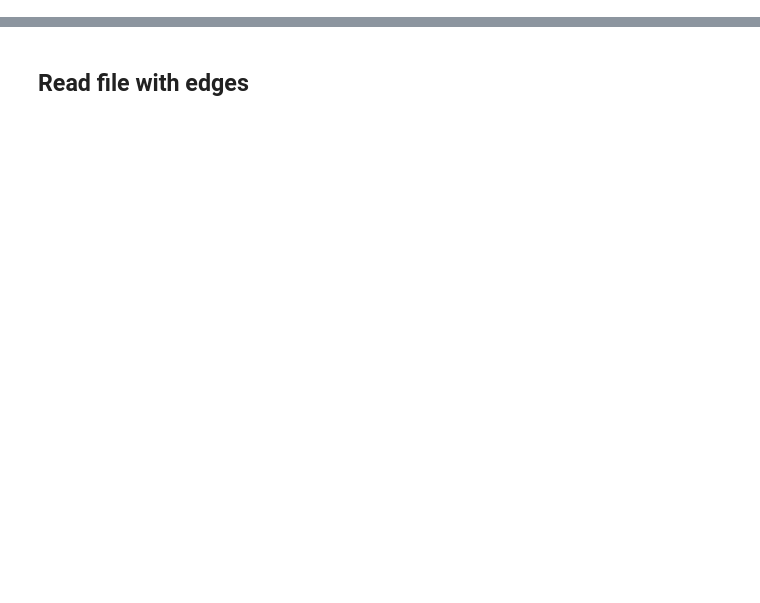
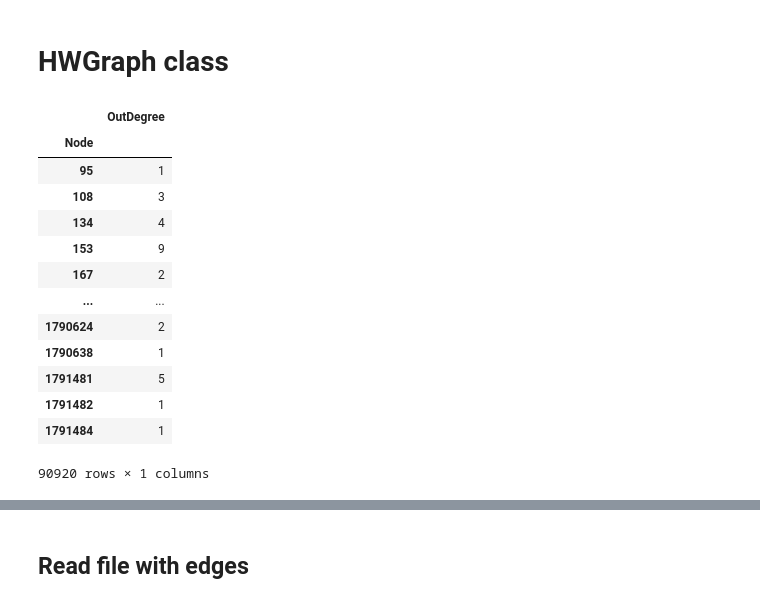
Before and after one commit to nicolac1999/ADM-HW5, a Jupyter notebook: hm5_29_12.ipynb, the cells around one changed output, grey strips where cells are left out. Saved outputs shown, nothing was run; the diff lists cells and outputs as text; code cells hidden in the pictures; blank space fills up the shorter version.

```diff
--- a/hm5_29_12.ipynb
+++ b/hm5_29_12.ipynb
@@ -10,0 +12,2 @@ import statistics
+# %% [markdown]
+# HWGraph class
@@ -10,0 +105,17 @@ import statistics
+# %%
+out_degree
+# %% [output]
+|  | OutDegree |
+| Node |  |
+| 95 | 1 |
+| 108 | 3 |
+| 134 | 4 |
+| 153 | 9 |
+| 167 | 2 |
+| ... | ... |
+| 1790624 | 2 |
+| 1790638 | 1 |
+| 1791481 | 5 |
+| 1791482 | 1 |
+| 1791484 | 1 |
+90920 rows × 1 columns
```
Also changed, not shown: parts of 19 cells of this notebook.
